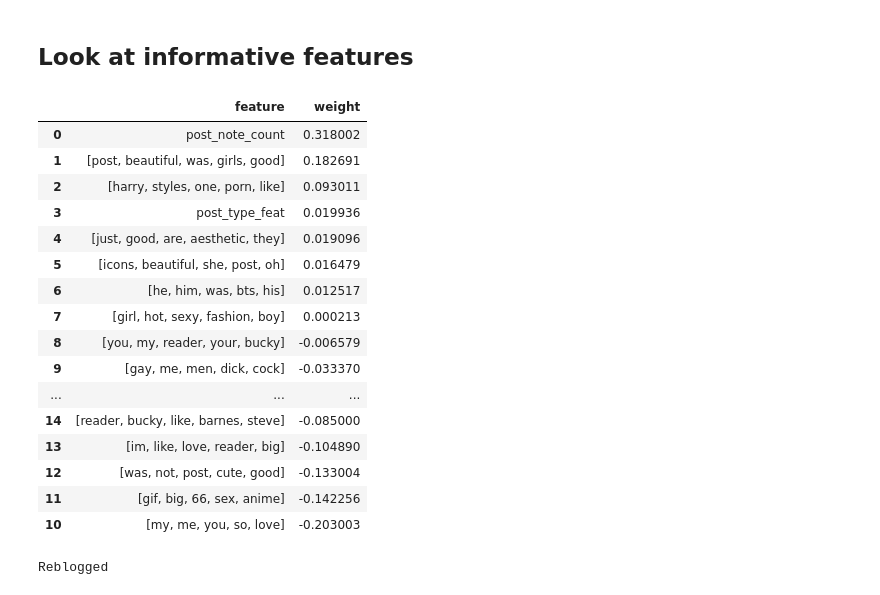
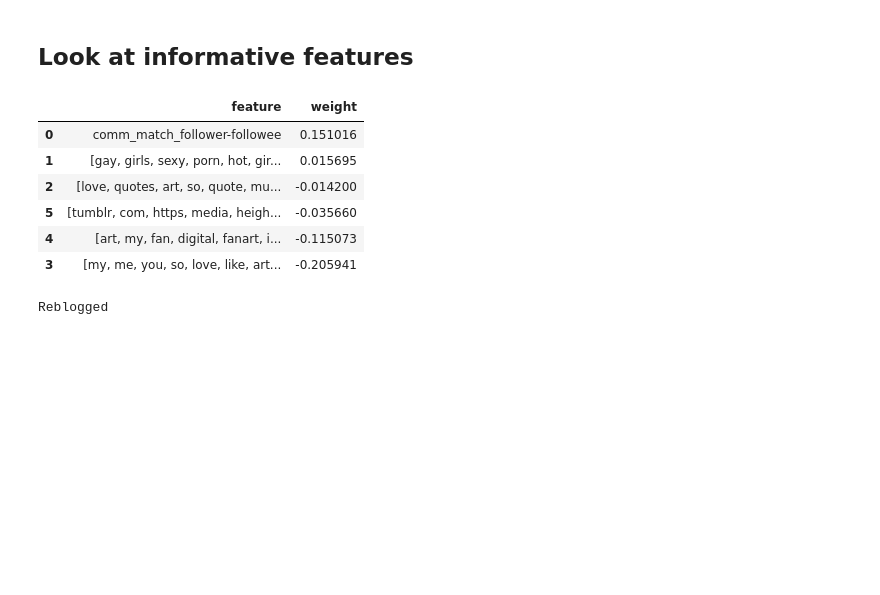
Before and after one commit to michaelmilleryoder/tumblr_community_identity, a Jupyter notebook: jupyter/check_models.ipynb, the cells around one changed output. Cells and saved outputs as stored; diff of their text form; code cells hidden in the pictures; blank space fills up the shorter version.

```diff
--- a/jupyter/check_models.ipynb
+++ b/jupyter/check_models.ipynb
@@ -15,7 +15,8 @@ print(len(vec.get_feature_names()))
 # print(fs_mask.shape)
 
 # Load PCA over post hashtags
-pca_path = '/projects/tumblr_community_identity/tmp/post_tag_pca50.pkl'
+# pca_path = '/projects/tumblr_community_identity/tmp/post_tag_pca50.pkl'
+pca_path = '/projects/tumblr_community_identity/tmp/post_tag_pca5.pkl'
 with open(pca_path, 'rb') as f:
     svd = pickle.load(f)
 print(svd.components_.shape)
@@ -23,13 +24,14 @@ print(svd.components_.shape)
 # Load SFS mask
 # mask = np.loadtxt('/projects/tumblr_community_identity/tmp/sfs20.txt')
 # mask = np.loadtxt('/projects/tumblr_community_identity/tmp/sfs20_500.txt')
-mask = np.loadtxt('/projects/tumblr_community_identity/tmp/sfs20_-1.txt')
-mask = mask.astype(bool)
-print(mask.shape)
-print(sum(mask))
+# mask = np.loadtxt('/projects/tumblr_community_identity/tmp/sfs20_-1.txt')
+# mask = mask.astype(bool)
+# print(mask.shape)
+# print(sum(mask))
 
 # Load model
-modelpath = '/projects/tumblr_community_identity/models/post+comms_unigrams_lr.pkl'
+# modelpath = '/projects/tumblr_community_identity/models/post+comms_unigrams_lr.pkl'
+modelpath = '/projects/tumblr_community_identity/models/post_tags+comms_unigrams_lr.pkl'
 with open(modelpath, 'rb') as f:
     model = pickle.load(f)
 print(model.coef_[0].shape)
@@ -49,7 +49,7 @@ def feats_for_factors(feature_names, pca, n_factors=20, n_feats=40):
     top = np.flip(np.argsort(pca.components_)[:n_factors, -1*n_feats:], axis=1)
     vec = np.vectorize(lambda x: feature_names[x])
     return vec(top)
-factor_loadings = feats_for_factors(vec.get_feature_names(), svd, n_factors=50, n_feats=10)
+factor_loadings = feats_for_factors(vec.get_feature_names(), svd, n_factors=5, n_feats=10)
 factor_loadings
 # %% [output]
 array([['tumblr', 'com', 'https', 'media', 'height', 'width', 'url',
@@ -211,7 +204,8 @@ selected_feats
 # %% [markdown]
 ## Look at informative features
 # %%
-selected = selected_feats + ['post_note_count', 'post_type_feat']
+# selected = selected_feats + ['post_note_count', 'post_type_feat']
+selected = list(factor_loadings) + ['comm_match_follower-followee']
 # %%
 import pdb
 import pandas as pd
@@ -224,51 +218,40 @@ def get_informative_features(featnames, model, n=10000):
 
 #     feats_index2name = {v: k for k, v in features_vectorizer.vocabulary_.items()}
 #     feats_index2name = {v: k for k, v in featnames}
 #     feature_weights = model.coef_[0][:len(featnames)]
     feature_weights = model.coef_[0]
 
     top_indices = np.argsort(feature_weights)[-1*n:]
     top_weights = np.sort(feature_weights)[-1*n:]
     bottom_indices = np.argsort(feature_weights)[:n]
     bottom_weights = np.sort(feature_weights)[:n]
 
     lines = [] # to sort and print
 
     for i, (j, w) in enumerate(zip(reversed(top_indices), reversed(top_weights))):
 #         feature_name = feats_index2name[j]
         feature_name = featnames[j]
         lines.append([i+1, feature_name, w, abs(w)])
 
     for i, (j, w) in enumerate(zip(bottom_indices, bottom_weights)):
 #         feature_name = feats_index2name[j]
         feature_name = featnames[j]
         lines.append([(i+1)*-1, feature_name, w, abs(w)])
 
 #     lines = list(reversed(sorted(lines, key=itemgetter(3))))
     return pd.DataFrame(lines, columns = ['rank', 'feature', 'weight', 'absolute_weight']).sort_values('weight', ascending=False)
 
 # get_informative_features(selected_feats, model, n=5)
-df = get_informative_features(selected, model, n=10)
-# get_informative_features(vec, model, n=20)
+df = get_informative_features(selected, model, n=3)
 df[['feature', 'weight']]
 # %% [output]
 |  | feature | weight |
-| 0 | post_note_count | 0.318002 |
-| 1 | [post, beautiful, was, girls, good] | 0.182691 |
-| 2 | [harry, styles, one, porn, like] | 0.093011 |
-| 3 | post_type_feat | 0.019936 |
-| 4 | [just, good, are, aesthetic, they] | 0.019096 |
-| 5 | [icons, beautiful, she, post, oh] | 0.016479 |
-| 6 | [he, him, was, bts, his] | 0.012517 |
-| 7 | [girl, hot, sexy, fashion, boy] | 0.000213 |
-| 8 | [you, my, reader, your, bucky] | -0.006579 |
-| 9 | [gay, me, men, dick, cock] | -0.033370 |
-| ... | ... | ... |
-| 14 | [reader, bucky, like, barnes, steve] | -0.085000 |
-| 13 | [im, like, love, reader, big] | -0.104890 |
-| 12 | [was, not, post, cute, good] | -0.133004 |
-| 11 | [gif, big, 66, sex, anime] | -0.142256 |
-| 10 | [my, me, you, so, love] | -0.203003 |
+| 0 | comm_match_follower-followee | 0.151016 |
+| 1 | [gay, girls, sexy, porn, hot, gir... | 0.015695 |
+| 2 | [love, quotes, art, so, quote, mu... | -0.014200 |
+| 5 | [tumblr, com, https, media, heigh... | -0.035660 |
+| 4 | [art, my, fan, digital, fanart, i... | -0.115073 |
+| 3 | [my, me, you, so, love, like, art... | -0.205941 |
 # %%
 # Validate by looking at instances with these hashtags
 data = pd.read_csv('/data/tumblr_community_identity/dataset114k/matched_reblogs_nonreblogs_dataset114k.csv')
```
Also changed, not shown: parts of 3 cells of this notebook, 4 other files.
